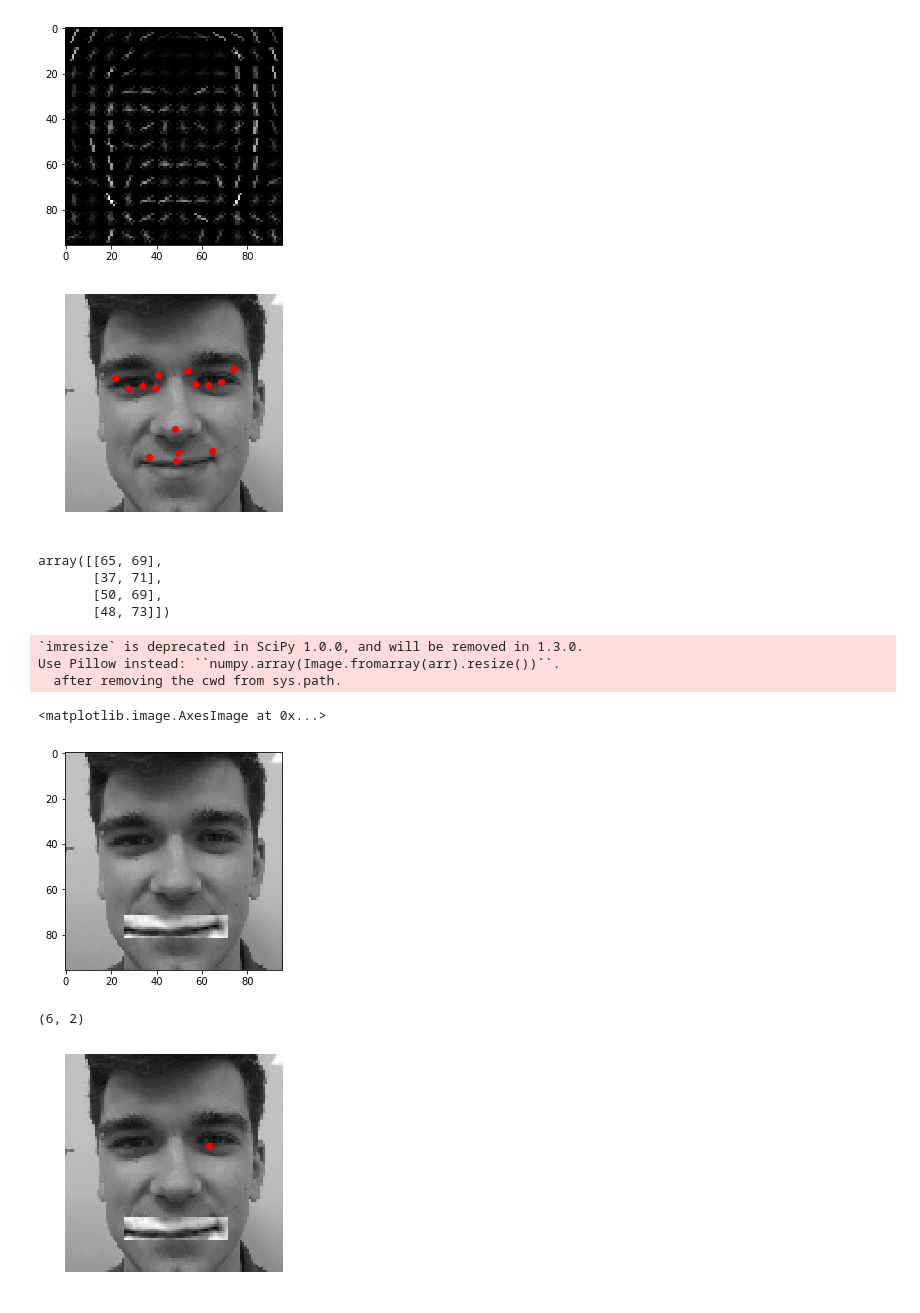
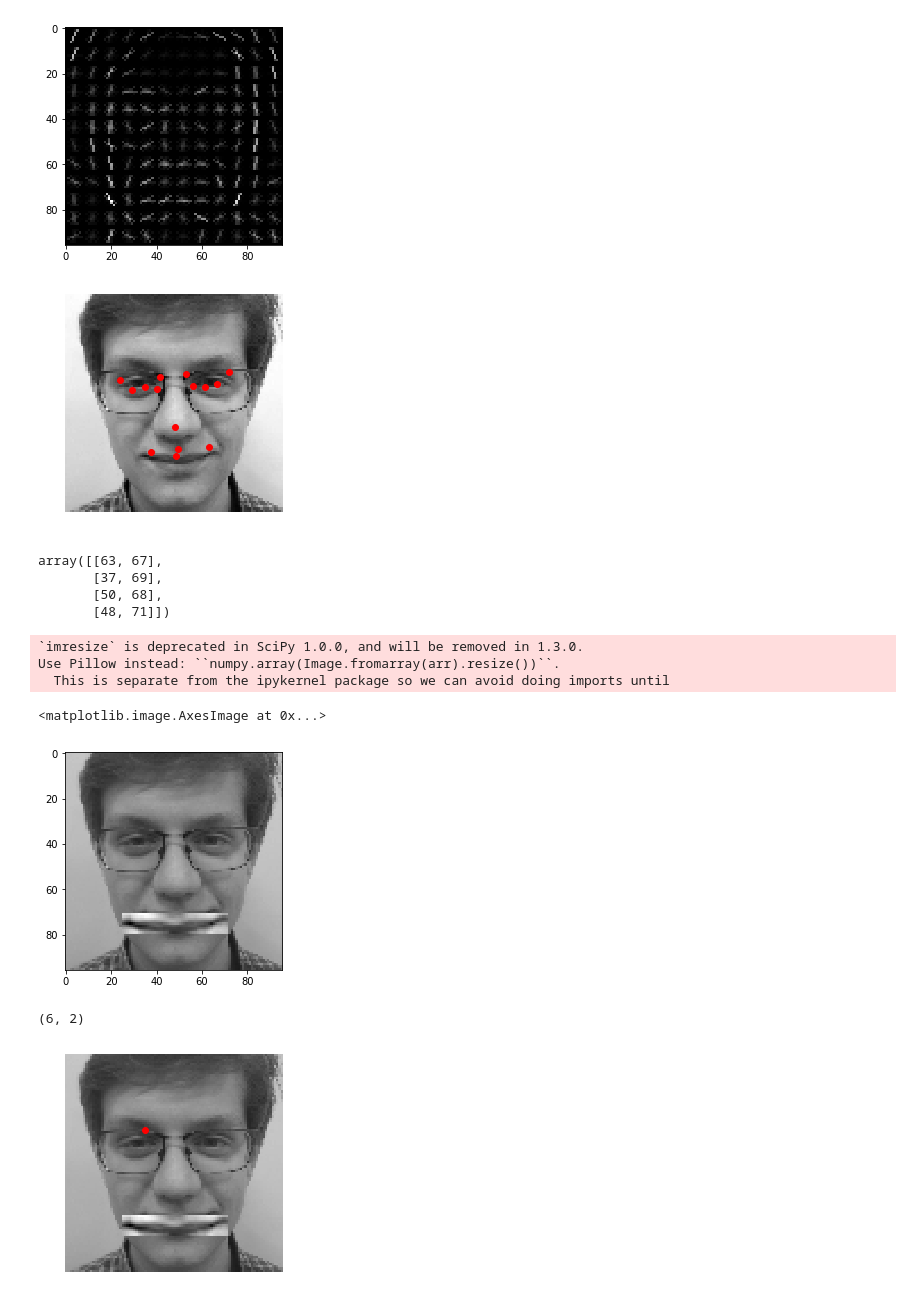
Before and after one commit to Midren/Caricature_maker, a Jupyter notebook: Untitled1.ipynb, the cells around one changed output. Cells and saved outputs as stored; diff of their text form; code cells hidden in the pictures.

```diff
--- a/Untitled1.ipynb
+++ b/Untitled1.ipynb
@@ -188,13 +188,13 @@ plt.imshow(image, 'gray')
 # %%
 from PIL import Image
 # %%
-pic = Image.open("img/danya_bw.png")
+pic = Image.open("img/romchik_bw.png")
 pix = np.array(pic.getdata()).reshape(96, 96)
 # %%
 y_res = Predictor.predict_all(p, pix.reshape(1, 96, 96))
 keypoints_show(pix.reshape(96,96), y_res[:,0])
 # %% [output]
-[figure, old version]
+[figure, new version]
 # %%
 import cv2 as cv
 face_cascade = cv.CascadeClassifier('/home/midren/Documents/ucu/caricature_maker/haarcascade_frontalface_default.xml')
@@ -215,8 +215,8 @@ for (x,y,w,h) in faces:
 mouth_p = np.array(list(map(lambda x: np.int_(x),list(np.rint(y_res[-8:, 0]))))).reshape(-1, 2)
 mouth_p
 # %% [output]
-array([[65, 69],
-       [37, 71],
-       [50, 69],
-       [48, 73]])
+array([[63, 67],
+       [37, 69],
+       [50, 68],
+       [48, 71]])
 # %%
@@ -229,27 +228,27 @@ def increase_part(pix, mouth_p):
     y = mouth_p[3][1] + padding
     pix[y - mouth.shape[0]//2 : y + mouth.shape[0] - mouth.shape[0]//2, x - mouth.shape[1]//2 : x + mouth.shape[1] - mouth.shape[1]//2] = mouth
 # %%
-increase_part(pix, mouth_p)
+increase_part(pix, mouth_p, 4)
 plt.imshow(pix, "gray")
 # %% [output]
 `imresize` is deprecated in SciPy 1.0.0, and will be removed in 1.3.0.
 Use Pillow instead: ``numpy.array(Image.fromarray(arr).resize())``.
-  after removing the cwd from sys.path.
+  This is separate from the ipykernel package so we can avoid doing imports until
 <matplotlib.image.AxesImage at 0x...>
-[figure, old version]
+[figure, new version]
 # %%
 eye_p = np.array(list(map(lambda x: np.int_(x),list(np.rint(y_res[:20, 0]))))).reshape(-1, 2)
 eye_p = np.array(list(eye_p[:2]) + list(eye_p[6:]))
-right_eye_p = np.array([eye_p[3]] + [eye_p[2]] + [eye_p[0]])
-left_eye_p =  np.array([eye_p[5]] + [eye_p[4]] + [eye_p[1]])
+right_eye_p = np.array([eye_p[3]] + [eye_p[2]] + [np.array([eye_p[0][0], eye_p[2][1]-3])] + [eye_p[0]])
+left_eye_p =  np.array([eye_p[4]] + [eye_p[5]] + [np.array([eye_p[1][0], eye_p[4][1]-3])] + [eye_p[1]])
 print(eye_p.shape)
 def key_show(x, y=None):
     plt.imshow(x, 'gray')
     if y is not None:
         points = np.vstack(np.split(y,1)).T
         plt.plot(points[0], points[1], 'o', color='red')
     plt.axis('off')
-key_show(pix, np.array([right_eye_p[2]]))
+key_show(pix, np.array(left_eye_p[2]))
 # %% [output]
 (6, 2)
-[figure, old version]
+[figure, new version]
```
Also changed, not shown: parts of 2 cells of this notebook.
